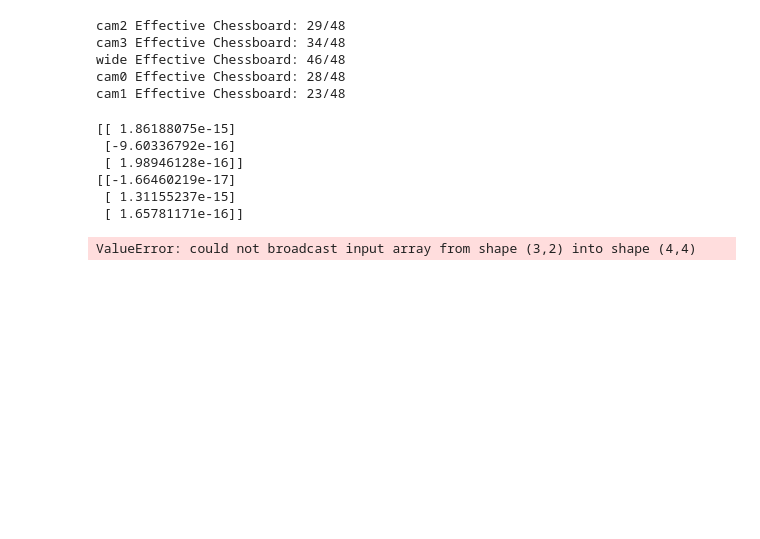
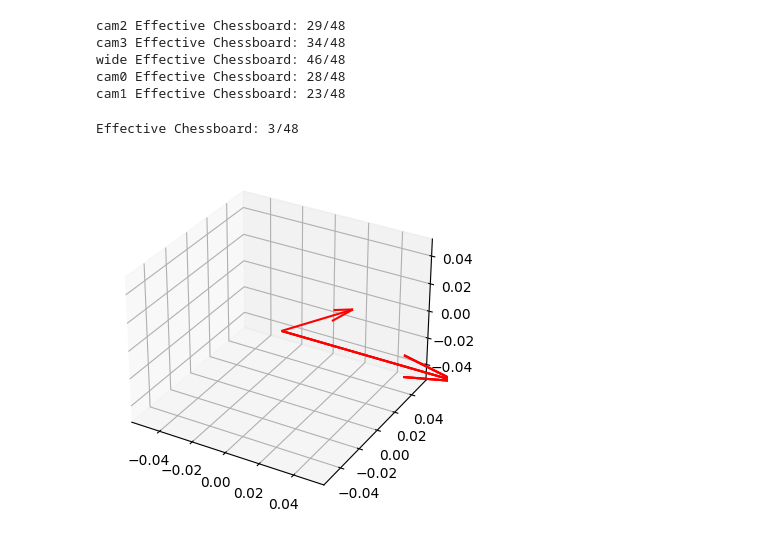
Before and after one commit to boring180/MASEP_Local, a Jupyter notebook: Callibration/callibration.ipynb, the cells around one changed output. Cells and saved outputs as stored; diff of their text form; code cells hidden in the pictures; blank space fills up the shorter version.

Commit message:
Debug code and come up with value error

```diff
--- a/Callibration/callibration.ipynb
+++ b/Callibration/callibration.ipynb
@@ -76,7 +76,7 @@ def extrinsic_calibration(mtxs, dists):
     effective_chessboard_count = 0
     total_chessboard_count = 0
 
-    transformation_matrices = {}
+    transformation_matrices = []
 
     for image in images:
         cameras_ret = True
@@ -96,10 +96,10 @@ def extrinsic_calibration(mtxs, dists):
             if ret == True:
                 corners = cv2.cornerSubPix(gray, corners, (11,11), (-1,-1), criteria=(cv2.TERM_CRITERIA_EPS + cv2.TERM_CRITERIA_MAX_ITER, 30, 0.001))
                 ret, rvec, tvec = cv2.solvePnP(objp, corners, mtxs[cameras.index(camera)], dists[cameras.index(camera)])
-                print(rvec)
-                print(tvec)
+                R, _ = cv2.Rodrigues(rvec)
                 # The rvec and tvec are the object points in the camera coordinate system
-                transformation_matrix_temp[cameras.index(camera), :, :] = np.concatenate((rvec, tvec), axis=1)
+                transformation_matrix_temp[cameras.index(camera), :3, :3] = R
+                transformation_matrix_temp[cameras.index(camera), :3, 3] = tvec.T[0]
                 transformation_matrix_temp[cameras.index(camera), 3, 3] = 1
                 # Find the inverse matrix so we can find the object points of the camera relative to the chessboard
                 transformation_matrix_temp[cameras.index(camera), :, :] = np.linalg.inv(transformation_matrix_temp[cameras.index(camera), :, :])
@@ -126,17 +126,17 @@ $$
 def set_origin(transformation_matrices):
     for i in range(transformation_matrices.shape[0]):
         chess_board_transformation_matrix = np.linalg.inv(transformation_matrices[i, 2, :, :])
-        transformation_matrices[i, 2, :, :] = np.zeros((4, 4))
-        transformation_matrices[i, 2, 3, 3] = 1
         transformation_matrices[i, 0, :, :] = transformation_matrices[i, 0, :, :] @ chess_board_transformation_matrix
         transformation_matrices[i, 1, :, :] = transformation_matrices[i, 1, :, :] @ chess_board_transformation_matrix
         transformation_matrices[i, 3, :, :] = transformation_matrices[i, 3, :, :] @ chess_board_transformation_matrix
-        transformation_matrices[i, 2, :, :] = transformation_matrices[i, 2, :, :] @ chess_board_transformation_matrix
+        transformation_matrices[i, 4, :, :] = transformation_matrices[i, 4, :, :] @ chess_board_transformation_matrix
+        transformation_matrices[i, 2, :, :] = np.zeros((4, 4))
+        transformation_matrices[i, 2, 3, 3] = 1
     return transformation_matrices
 # %%
 def remove_outliers(transformation_matrices):
     # TODO: Remove outliers
-    transformation_matrices_mean = np.mean(transformation_matrices, axis=0)
+    transformation_matrices = np.mean(transformation_matrices, axis=0)
     return transformation_matrices
 # %%
 def visualize(transformation_matrices):
@@ -176,17 +176,15 @@ cam1 Effective Chessboard: 23/48
 # %%
 transformation_matrices = extrinsic_calibration(mtxs, dists)
 # %% [output]
-[[ 1.86188075e-15]
- [-9.60336792e-16]
- [ 1.98946128e-16]]
-[[-1.66460219e-17]
- [ 1.31155237e-15]
- [ 1.65781171e-16]]
+Effective Chessboard: 3/48
-ValueError: could not broadcast input array from shape (3,2) into shape (4,4)
 # %%
 transformation_matrices = set_origin(transformation_matrices)
 transformation_matrices = remove_outliers(transformation_matrices)
 with open(f'results/extrinsic.json', 'w') as f:
-    json.dump(transformation_matrices, f)
+    for i in range(transformation_matrices.shape[0]):
+        json.dump(transformation_matrices[i].tolist(), f)
+        f.write('\n')
 fig = visualize(transformation_matrices)
 plt.show()
+# %% [output]
+[figure, added]
```
Also changed, not shown: 1 other file.
